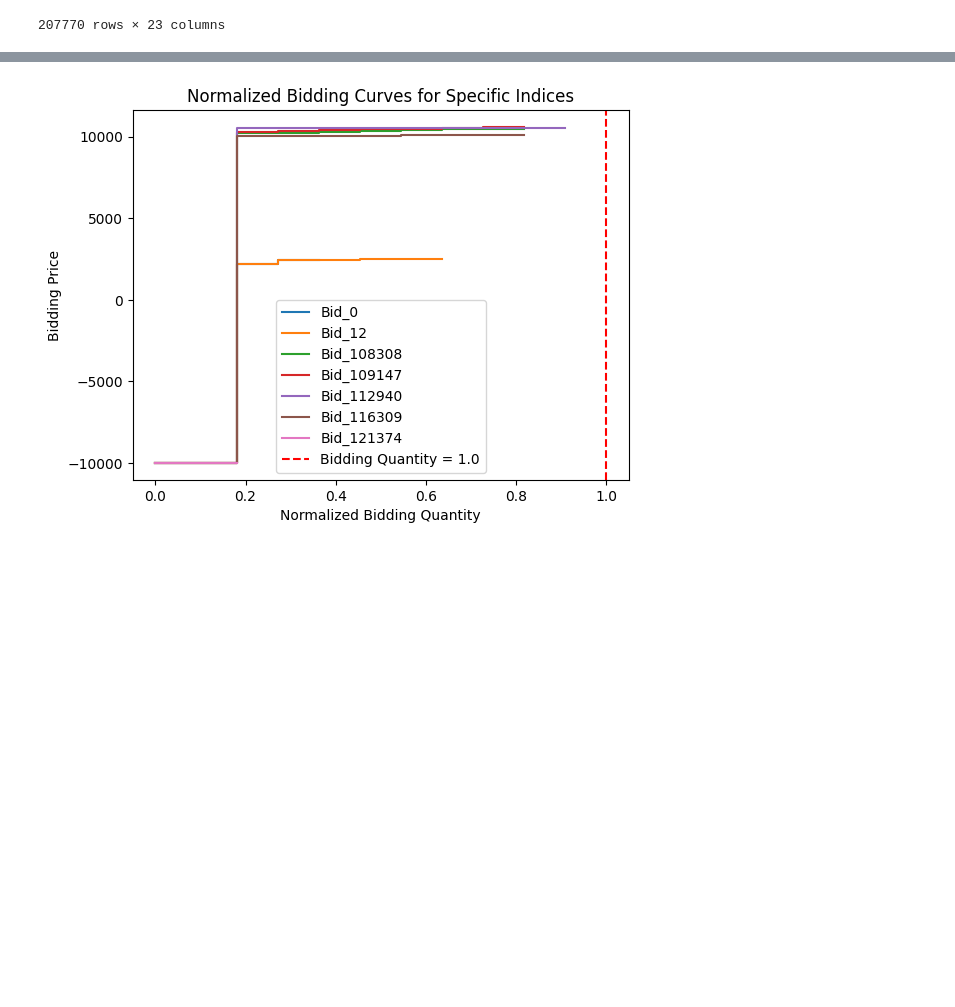
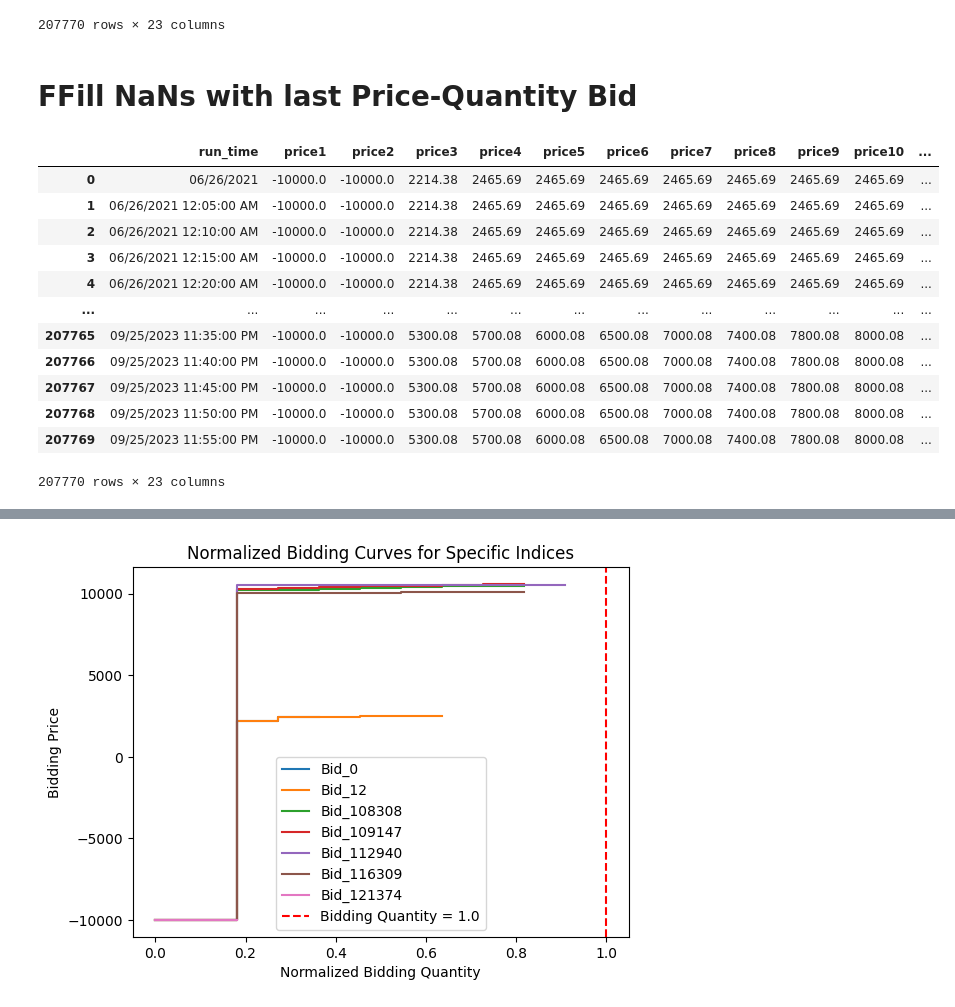
Before and after one commit to gbrosell/maroon-archers, a Jupyter notebook: K-medoids.ipynb, the cells around one changed output, grey strips where cells are left out. Saved outputs shown, nothing was run; the diff lists cells and outputs as text; code cells hidden in the pictures; blank space fills up the shorter version.

```diff
--- a/K-medoids.ipynb
+++ b/K-medoids.ipynb
@@ -49,3 +49,28 @@ result_df
 | 207768 | 09/25/2023 11:50:00 PM | -10000.0 | -10000.0 | 5300.08 | 5700.08 | 6000.08 | 6500.08 | 7000.08 | 7400.08 | 7800.08 | 8000.08 | ... |
 | 207769 | 09/25/2023 11:55:00 PM | -10000.0 | -10000.0 | 5300.08 | 5700.08 | 6000.08 | 6500.08 | 7000.08 | 7400.08 | 7800.08 | 8000.08 | ... |
 207770 rows × 23 columns
+# %% [markdown]
+# FFill NaNs with last Price-Quantity Bid
+# %%
+# Forward fill from the first non-null value in each row for the price columns
+result_df.loc[:, 'price1':'price11'] = result_df.loc[:, 'price1':'price11'].apply(lambda row: row.ffill(), axis=1)
+
+# Forward fill from the first non-null value in each row for the quantity columns
+result_df.loc[:, 'quantity1':'quantity11'] = result_df.loc[:, 'quantity1':'quantity11'].apply(lambda row: row.ffill(), axis=1)
+
+## TAKES 30 SECONDS TO RUN
+result_df
+# %% [output]
+|  | run_time | price1 | price2 | price3 | price4 | price5 | price6 | price7 | price8 | price9 | price10 | ... |
+| 0 | 06/26/2021 | -10000.0 | -10000.0 | 2214.38 | 2465.69 | 2465.69 | 2465.69 | 2465.69 | 2465.69 | 2465.69 | 2465.69 | ... |
+| 1 | 06/26/2021 12:05:00 AM | -10000.0 | -10000.0 | 2214.38 | 2465.69 | 2465.69 | 2465.69 | 2465.69 | 2465.69 | 2465.69 | 2465.69 | ... |
+| 2 | 06/26/2021 12:10:00 AM | -10000.0 | -10000.0 | 2214.38 | 2465.69 | 2465.69 | 2465.69 | 2465.69 | 2465.69 | 2465.69 | 2465.69 | ... |
+| 3 | 06/26/2021 12:15:00 AM | -10000.0 | -10000.0 | 2214.38 | 2465.69 | 2465.69 | 2465.69 | 2465.69 | 2465.69 | 2465.69 | 2465.69 | ... |
+| 4 | 06/26/2021 12:20:00 AM | -10000.0 | -10000.0 | 2214.38 | 2465.69 | 2465.69 | 2465.69 | 2465.69 | 2465.69 | 2465.69 | 2465.69 | ... |
+| ... | ... | ... | ... | ... | ... | ... | ... | ... | ... | ... | ... | ... |
+| 207765 | 09/25/2023 11:35:00 PM | -10000.0 | -10000.0 | 5300.08 | 5700.08 | 6000.08 | 6500.08 | 7000.08 | 7400.08 | 7800.08 | 8000.08 | ... |
+| 207766 | 09/25/2023 11:40:00 PM | -10000.0 | -10000.0 | 5300.08 | 5700.08 | 6000.08 | 6500.08 | 7000.08 | 7400.08 | 7800.08 | 8000.08 | ... |
+| 207767 | 09/25/2023 11:45:00 PM | -10000.0 | -10000.0 | 5300.08 | 5700.08 | 6000.08 | 6500.08 | 7000.08 | 7400.08 | 7800.08 | 8000.08 | ... |
+| 207768 | 09/25/2023 11:50:00 PM | -10000.0 | -10000.0 | 5300.08 | 5700.08 | 6000.08 | 6500.08 | 7000.08 | 7400.08 | 7800.08 | 8000.08 | ... |
+| 207769 | 09/25/2023 11:55:00 PM | -10000.0 | -10000.0 | 5300.08 | 5700.08 | 6000.08 | 6500.08 | 7000.08 | 7400.08 | 7800.08 | 8000.08 | ... |
+207770 rows × 23 columns
```
Also changed, not shown: parts of 10 cells of this notebook.
